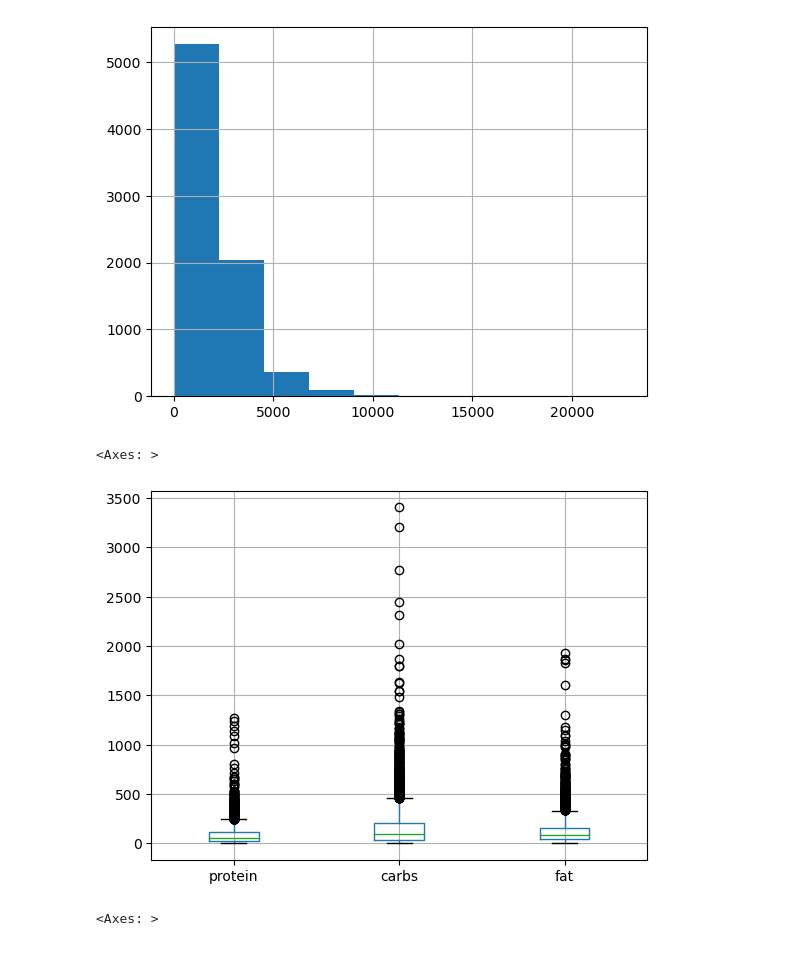
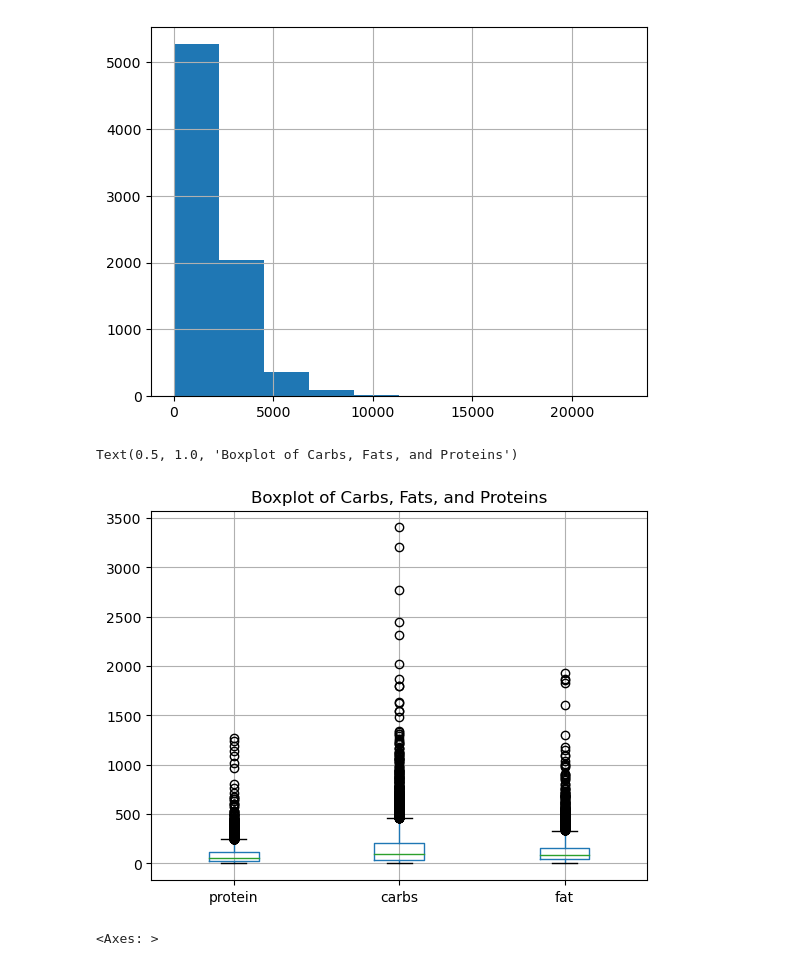
Before and after one commit to prem-0217/FoodRecommender, a Jupyter notebook: notebooks/EDA.ipynb, the cells around one changed output. Saved outputs shown, nothing was run; the diff lists cells and outputs as text; code cells hidden in the pictures.

```diff
--- a/notebooks/EDA.ipynb
+++ b/notebooks/EDA.ipynb
@@ -92,10 +94,11 @@ plt.show()
 [figure]
 # %%
 numeric = ['protein', 'carbs', 'fat']
-df.boxplot(numeric)
+_ = df.boxplot(numeric)
+_.set_title('Boxplot of Carbs, Fats, and Proteins')
 # %% [output]
-<Axes: >
+Text(0.5, 1.0, 'Boxplot of Carbs, Fats, and Proteins')
-[figure, old version]
+[figure, new version]
 # %%
 df.boxplot('calories')
 # %% [output]
```
Also changed, not shown: parts of 1 cell of this notebook, 6 other files.
